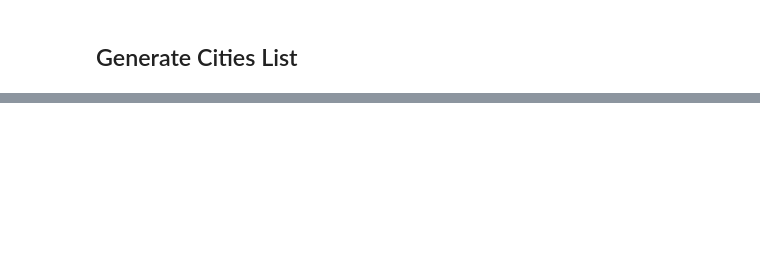
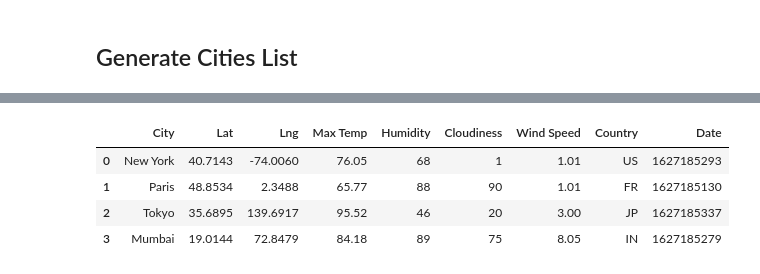
Before and after one commit to jaybdhruv/python-api-challenge, a Jupyter notebook: WeatherPy/WeatherPy.ipynb, the cells around one changed output, grey strips where cells are left out. Saved outputs shown, nothing was run; the diff lists cells and outputs as text; code cells hidden in the pictures; blank space fills up the shorter version.

```diff
--- a/WeatherPy/WeatherPy.ipynb
+++ b/WeatherPy/WeatherPy.ipynb
@@ -45,0 +132,17 @@ len(cities)
+# %%
+cities_weather_df = pd.DataFrame({"City": cities_1,
+                               "Lat": lat,
+                               "Lng": lon,
+                               "Max Temp": max_temp,
+                               "Humidity": humidity,
+                               "Cloudiness": cloudiness,
+                               "Wind Speed": wind_speed,
+                               "Country": country,
+                               "Date": date})
+cities_weather_df
+# %% [output]
+|  | City | Lat | Lng | Max Temp | Humidity | Cloudiness | Wind Speed | Country | Date |
+| 0 | New York | 40.7143 | -74.0060 | 76.05 | 68 | 1 | 1.01 | US | 1627185293 |
+| 1 | Paris | 48.8534 | 2.3488 | 65.77 | 88 | 90 | 1.01 | FR | 1627185130 |
+| 2 | Tokyo | 35.6895 | 139.6917 | 95.52 | 46 | 20 | 3.00 | JP | 1627185337 |
+| 3 | Mumbai | 19.0144 | 72.8479 | 84.18 | 89 | 75 | 8.05 | IN | 1627185279 |
```
Also changed, not shown: parts of 13 cells of this notebook, 1 other file.
